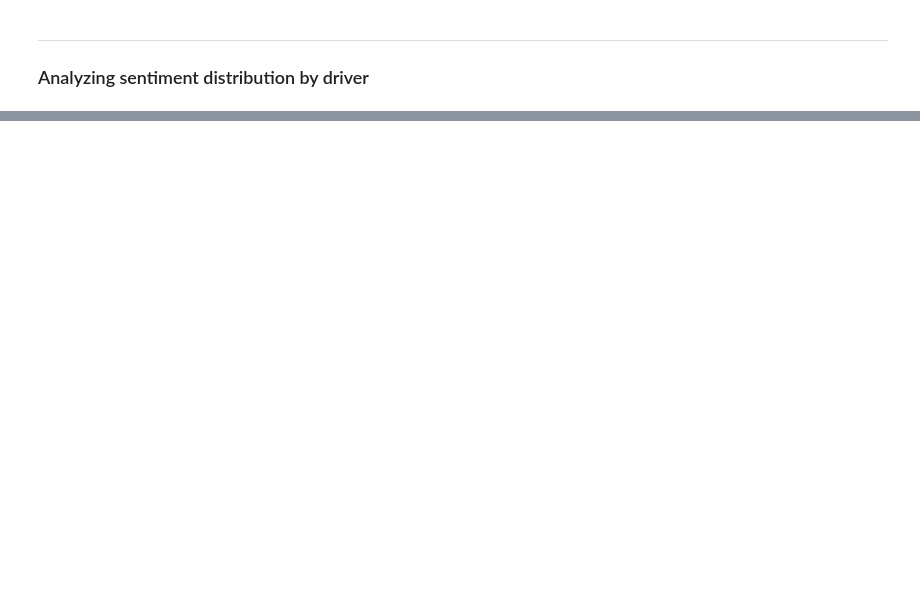
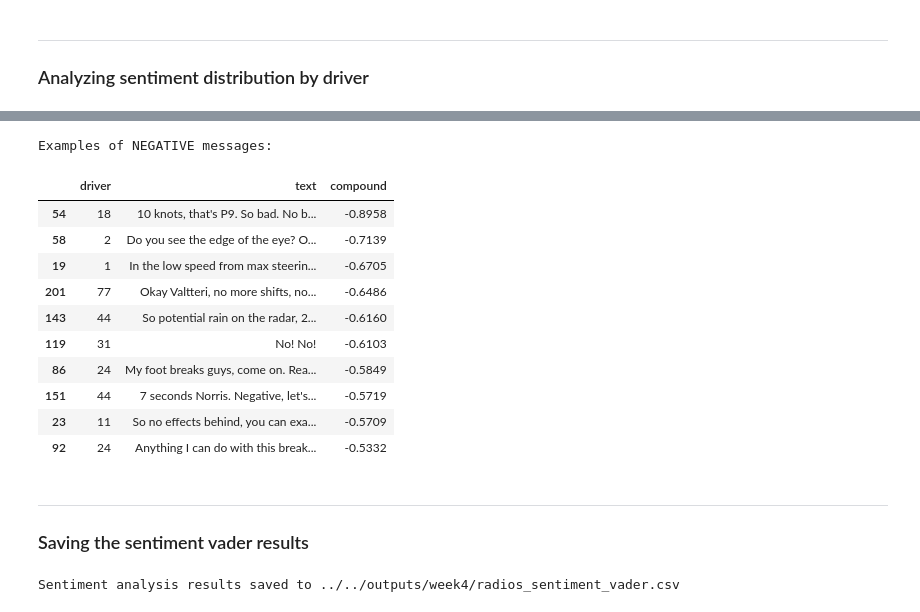
Before and after one commit to VforVitorio/F1_Strat_Manager, a Jupyter notebook: scripts/NLP_radio_processing/N02_sentiment_analysis.ipynb, the cells around one changed output, grey strips where cells are left out. Saved outputs shown, nothing was run; the diff lists cells and outputs as text; code cells hidden in the pictures; blank space fills up the shorter version.

Commit message:
saving vader results analysis

```diff
--- a/scripts/NLP_radio_processing/N02_sentiment_analysis.ipynb
+++ b/scripts/NLP_radio_processing/N02_sentiment_analysis.ipynb
@@ -141,0 +201,26 @@ plt.show()
+# %%
+print("\nExamples of NEGATIVE messages:")
+display_examples('negative')
+# %% [output]
+Examples of NEGATIVE messages:
+|  | driver | text | compound |
+| 54 | 18 | 10 knots, that's P9. So bad. No b... | -0.8958 |
+| 58 | 2 | Do you see the edge of the eye? O... | -0.7139 |
+| 19 | 1 | In the low speed from max steerin... | -0.6705 |
+| 201 | 77 | Okay Valtteri, no more shifts, no... | -0.6486 |
+| 143 | 44 | So potential rain on the radar, 2... | -0.6160 |
+| 119 | 31 | No! No! | -0.6103 |
+| 86 | 24 | My foot breaks guys, come on. Rea... | -0.5849 |
+| 151 | 44 | 7 seconds Norris. Negative, let's... | -0.5719 |
+| 23 | 11 | So no effects behind, you can exa... | -0.5709 |
+| 92 | 24 | Anything I can do with this break... | -0.5332 |
+# %% [markdown]
+---
+
+### Saving the sentiment vader results
+# %%
+output_path = "../../outputs/week4/radios_sentiment_vader.csv"
+radio_data.to_csv(output_path, index = False)
+print(f"Sentiment analysis results saved to {output_path}")
+# %% [output]
+Sentiment analysis results saved to ../../outputs/week4/radios_sentiment_vader.csv
```
Also changed, not shown: parts of 7 cells of this notebook.
